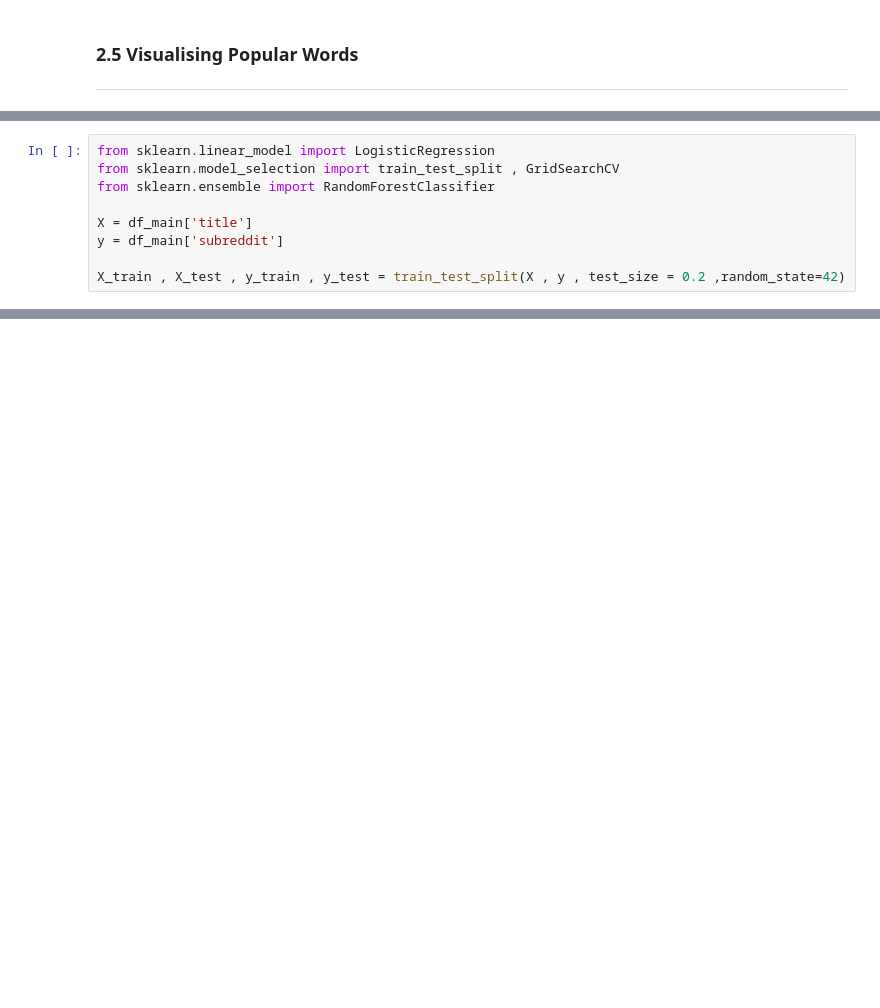
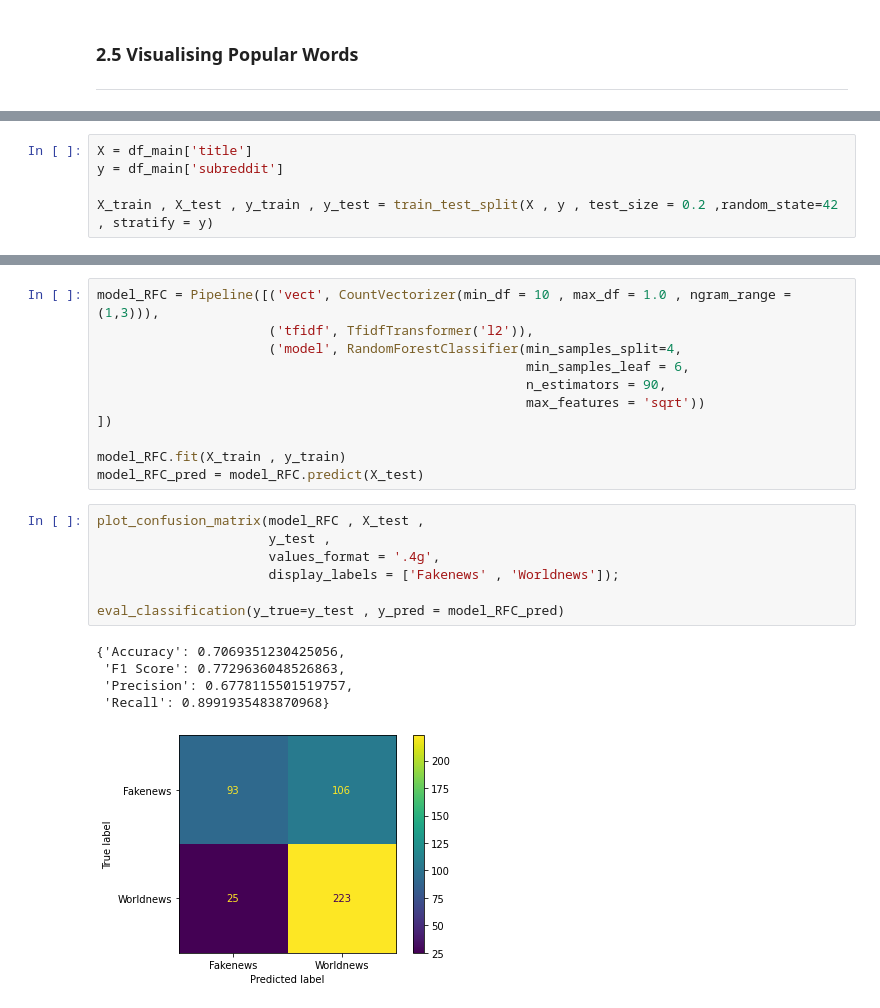
Before and after one commit to 86lekwenshiung/Natural-Language-Processing-with-Reddit-Post, a Jupyter notebook: Project_3_Natural_Language_Processing_with_Reddit_Post.ipynb, the cells around one changed output, grey strips where cells are left out. Cells and saved outputs as stored; diff of their text form; blank space fills up the shorter version.

```diff
--- a/Project_3_Natural_Language_Processing_with_Reddit_Post.ipynb
+++ b/Project_3_Natural_Language_Processing_with_Reddit_Post.ipynb
@@ -387,9 +470,5 @@ plt.title('Trending Words in All Subreddit Post' , fontsize = 16);
 # %%
-from sklearn.linear_model import LogisticRegression
-from sklearn.model_selection import train_test_split , GridSearchCV
-from sklearn.ensemble import RandomForestClassifier
-
 X = df_main['title']
 y = df_main['subreddit']
 
-X_train , X_test , y_train , y_test = train_test_split(X , y , test_size = 0.2 ,random_state=42)
+X_train , X_test , y_train , y_test = train_test_split(X , y , test_size = 0.2 ,random_state=42 , stratify = y)
@@ -421,0 +571,24 @@ Wall time: 6min 17s
+# %%
+model_RFC = Pipeline([('vect', CountVectorizer(min_df = 10 , max_df = 1.0 , ngram_range = (1,3))),
+                      ('tfidf', TfidfTransformer('l2')),
+                      ('model', RandomForestClassifier(min_samples_split=4,
+                                                       min_samples_leaf = 6,
+                                                       n_estimators = 90,
+                                                       max_features = 'sqrt'))
+])
+
+model_RFC.fit(X_train , y_train)
+model_RFC_pred = model_RFC.predict(X_test)
+# %%
+plot_confusion_matrix(model_RFC , X_test ,
+                      y_test ,
+                      values_format = '.4g',
+                      display_labels = ['Fakenews' , 'Worldnews']);
+
+eval_classification(y_true=y_test , y_pred = model_RFC_pred)
+# %% [output]
+{'Accuracy': 0.7069351230425056,
+ 'F1 Score': 0.7729636048526863,
+ 'Precision': 0.6778115501519757,
+ 'Recall': 0.8991935483870968}
+[figure, added]
```
Also changed, not shown: parts of 59 cells of this notebook.
